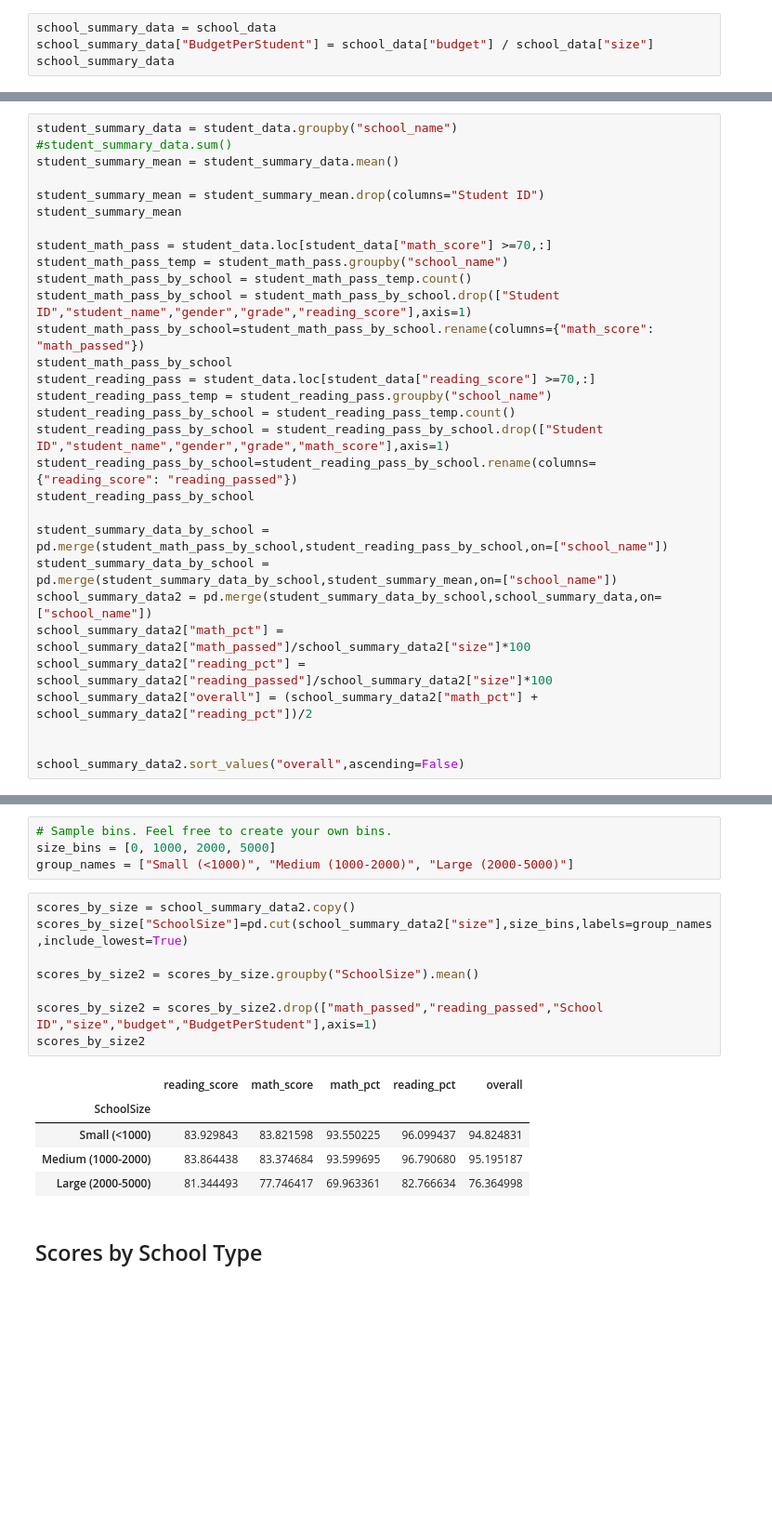
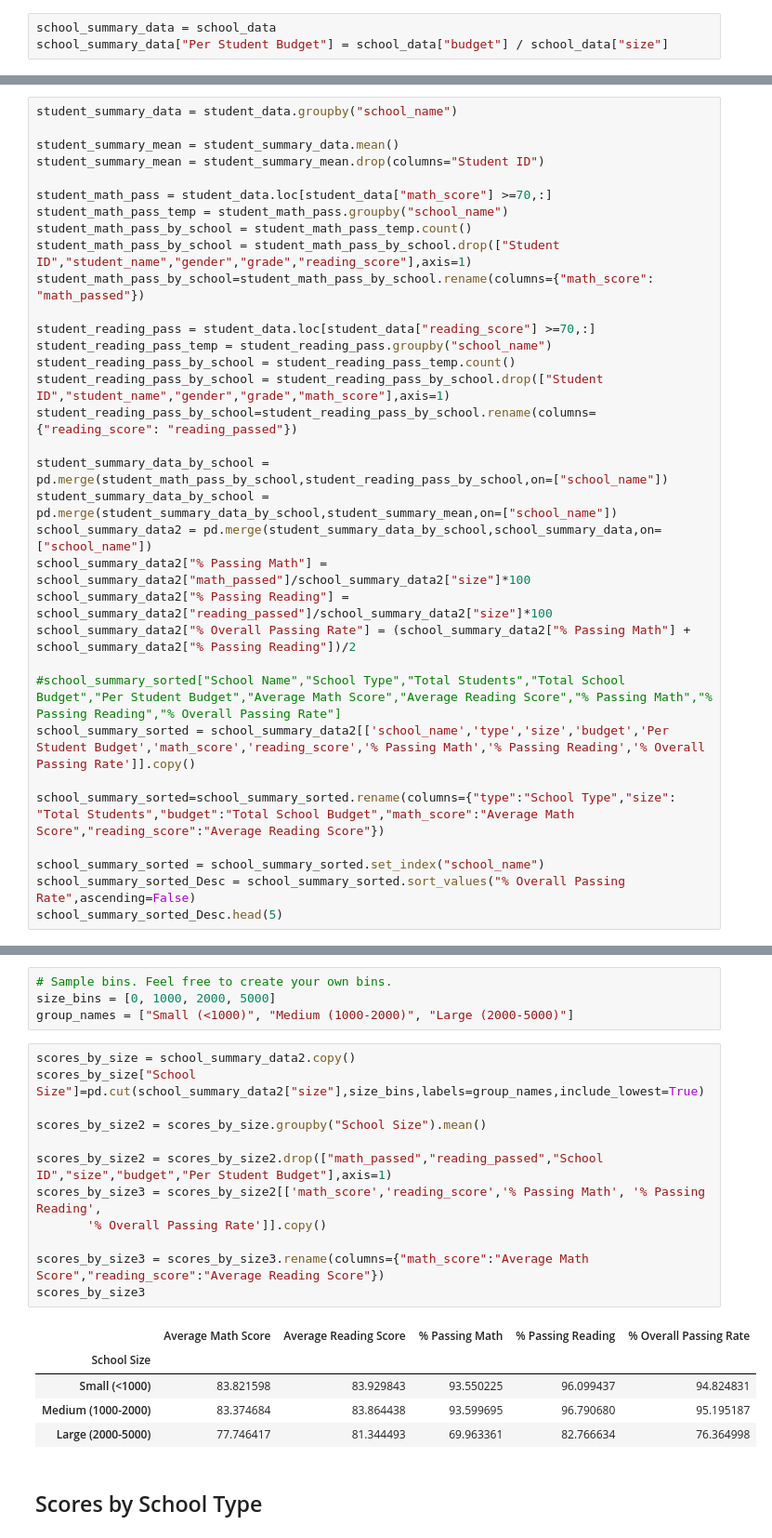
Before and after one commit to nvanlangen/pandas-challenge, a Jupyter notebook: PyCitySchools/PyCitySchools_NVL.ipynb, the cells around one changed output, grey strips where cells are left out. Shown at 93% size. Cells and saved outputs as stored; diff of their text form; blank space fills up the shorter version.

```diff
--- a/PyCitySchools/PyCitySchools_NVL.ipynb
+++ b/PyCitySchools/PyCitySchools_NVL.ipynb
@@ -100,5 +85,4 @@ totals_df
 * Sort and display the top five schools in overall passing rate
 # %%
 school_summary_data = school_data
-school_summary_data["BudgetPerStudent"] = school_data["budget"] / school_data["size"]
-school_summary_data
+school_summary_data["Per Student Budget"] = school_data["budget"] / school_data["size"]
@@ -122,31 +89,34 @@ school_summary_data
 # %%
 student_summary_data = student_data.groupby("school_name")
-#student_summary_data.sum()
+
 student_summary_mean = student_summary_data.mean()
-
 student_summary_mean = student_summary_mean.drop(columns="Student ID")
-student_summary_mean
 
 student_math_pass = student_data.loc[student_data["math_score"] >=70,:]
 student_math_pass_temp = student_math_pass.groupby("school_name")
 student_math_pass_by_school = student_math_pass_temp.count()
 student_math_pass_by_school = student_math_pass_by_school.drop(["Student ID","student_name","gender","grade","reading_score"],axis=1)
 student_math_pass_by_school=student_math_pass_by_school.rename(columns={"math_score": "math_passed"})
-student_math_pass_by_school
+
 student_reading_pass = student_data.loc[student_data["reading_score"] >=70,:]
 student_reading_pass_temp = student_reading_pass.groupby("school_name")
 student_reading_pass_by_school = student_reading_pass_temp.count()
 student_reading_pass_by_school = student_reading_pass_by_school.drop(["Student ID","student_name","gender","grade","math_score"],axis=1)
 student_reading_pass_by_school=student_reading_pass_by_school.rename(columns={"reading_score": "reading_passed"})
-student_reading_pass_by_school
 
 student_summary_data_by_school = pd.merge(student_math_pass_by_school,student_reading_pass_by_school,on=["school_name"])
 student_summary_data_by_school = pd.merge(student_summary_data_by_school,student_summary_mean,on=["school_name"])
 school_summary_data2 = pd.merge(student_summary_data_by_school,school_summary_data,on=["school_name"])
-school_summary_data2["math_pct"] = school_summary_data2["math_passed"]/school_summary_data2["size"]*100
-school_summary_data2["reading_pct"] = school_summary_data2["reading_passed"]/school_summary_data2["size"]*100
-school_summary_data2["overall"] = (school_summary_data2["math_pct"] + school_summary_data2["reading_pct"])/2
+school_summary_data2["% Passing Math"] = school_summary_data2["math_passed"]/school_summary_data2["size"]*100
+school_summary_data2["% Passing Reading"] = school_summary_data2["reading_passed"]/school_summary_data2["size"]*100
+school_summary_data2["% Overall Passing Rate"] = (school_summary_data2["% Passing Math"] + school_summary_data2["% Passing Reading"])/2
 
+#school_summary_sorted["School Name","School Type","Total Students","Total School Budget","Per Student Budget","Average Math Score","Average Reading Score","% Passing Math","% Passing Reading","% Overall Passing Rate"]
+school_summary_sorted = school_summary_data2[['school_name','type','size','budget','Per Student Budget','math_score','reading_score','% Passing Math','% Passing Reading','% Overall Passing Rate']].copy()
 
-school_summary_data2.sort_values("overall",ascending=False)
+school_summary_sorted=school_summary_sorted.rename(columns={"type":"School Type","size": "Total Students","budget":"Total School Budget","math_score":"Average Math Score","reading_score":"Average Reading Score"})
+
+school_summary_sorted = school_summary_sorted.set_index("school_name")
+school_summary_sorted_Desc = school_summary_sorted.sort_values("% Overall Passing Rate",ascending=False)
+school_summary_sorted_Desc.head(5)
 # %% [output]
@@ -340,18 +297,22 @@ size_bins = [0, 1000, 2000, 5000]
 group_names = ["Small (<1000)", "Medium (1000-2000)", "Large (2000-5000)"]
 # %%
 scores_by_size = school_summary_data2.copy()
-scores_by_size["SchoolSize"]=pd.cut(school_summary_data2["size"],size_bins,labels=group_names,include_lowest=True)
+scores_by_size["School Size"]=pd.cut(school_summary_data2["size"],size_bins,labels=group_names,include_lowest=True)
 
-scores_by_size2 = scores_by_size.groupby("SchoolSize").mean()
+scores_by_size2 = scores_by_size.groupby("School Size").mean()
 
-scores_by_size2 = scores_by_size2.drop(["math_passed","reading_passed","School ID","size","budget","BudgetPerStudent"],axis=1)
-scores_by_size2
+scores_by_size2 = scores_by_size2.drop(["math_passed","reading_passed","School ID","size","budget","Per Student Budget"],axis=1)
+scores_by_size3 = scores_by_size2[['math_score','reading_score','% Passing Math', '% Passing Reading',
+       '% Overall Passing Rate']].copy()
+
+scores_by_size3 = scores_by_size3.rename(columns={"math_score":"Average Math Score","reading_score":"Average Reading Score"})
+scores_by_size3
 # %% [output]
-|  | reading_score | math_score | math_pct | reading_pct | overall |
-| SchoolSize |  |  |  |  |  |
-| Small (<1000) | 83.929843 | 83.821598 | 93.550225 | 96.099437 | 94.824831 |
-| Medium (1000-2000) | 83.864438 | 83.374684 | 93.599695 | 96.790680 | 95.195187 |
-| Large (2000-5000) | 81.344493 | 77.746417 | 69.963361 | 82.766634 | 76.364998 |
+|  | Average Math Score | Average Reading Score | % Passing Math | % Passing Reading | % Overall Passing Rate |
+| School Size |  |  |  |  |  |
+| Small (<1000) | 83.821598 | 83.929843 | 93.550225 | 96.099437 | 94.824831 |
+| Medium (1000-2000) | 83.374684 | 83.864438 | 93.599695 | 96.790680 | 95.195187 |
+| Large (2000-5000) | 77.746417 | 81.344493 | 69.963361 | 82.766634 | 76.364998 |
 # %% [markdown]
 ## Scores by School Type
 # %% [markdown]
```
Also changed, not shown: parts of 10 cells of this notebook.
